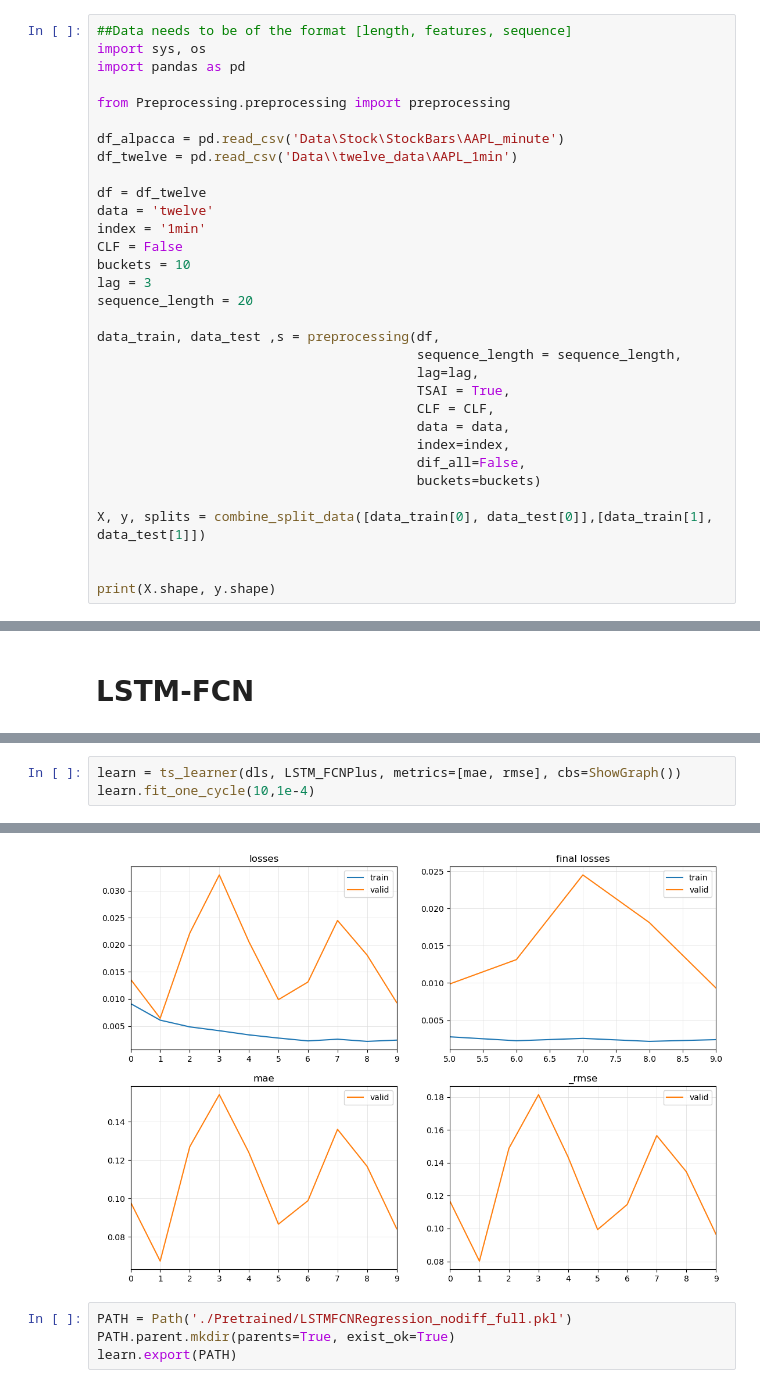
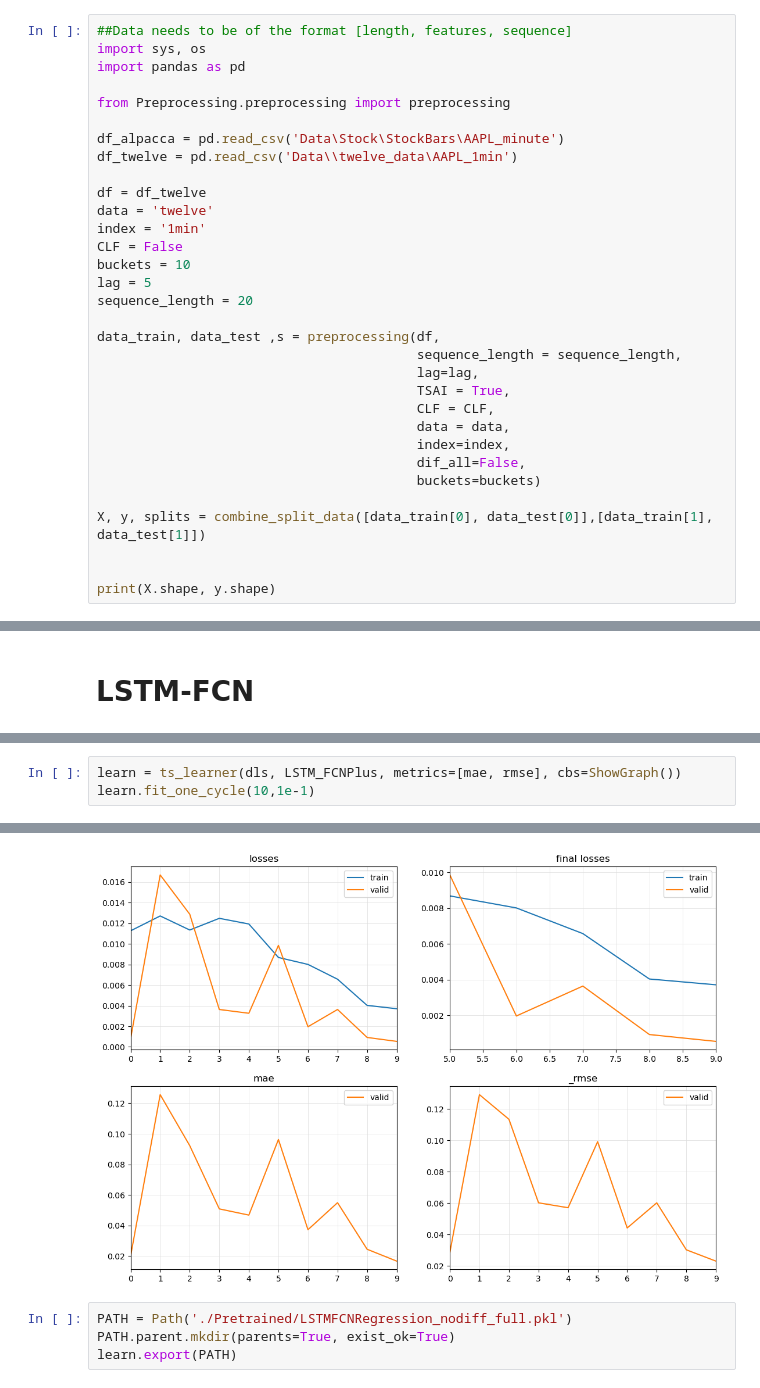
Before and after one commit to lukasmartinsson/Master-Thesis, a Jupyter notebook: Regression.ipynb, the cells around one changed output, grey strips where cells are left out. Drawn from its saved outputs; the diff is of its cells as text.

```diff
--- a/Regression.ipynb
+++ b/Regression.ipynb
@@ -33,7 +33,7 @@ data = 'twelve'
 index = '1min'
 CLF = False
 buckets = 10
-lag = 3
+lag = 5
 sequence_length = 20
 
 data_train, data_test ,s = preprocessing(df,
@@ -172,4 +172,4 @@ SuggestedLRs(valley=0.0006918309954926372)
 # %%
 learn = ts_learner(dls, LSTM_FCNPlus, metrics=[mae, rmse], cbs=ShowGraph())
-learn.fit_one_cycle(10,1e-4)
+learn.fit_one_cycle(10,1e-1)
 # %% [output]
@@ -177,4 +177,4 @@ learn.fit_one_cycle(10,1e-4)
-[figure, old version]
+[figure, new version]
 # %%
 PATH = Path('./Pretrained/LSTMFCNRegression_nodiff_full.pkl')
 PATH.parent.mkdir(parents=True, exist_ok=True)
```
Also changed, not shown: parts of 15 cells of this notebook, 1 other file.
